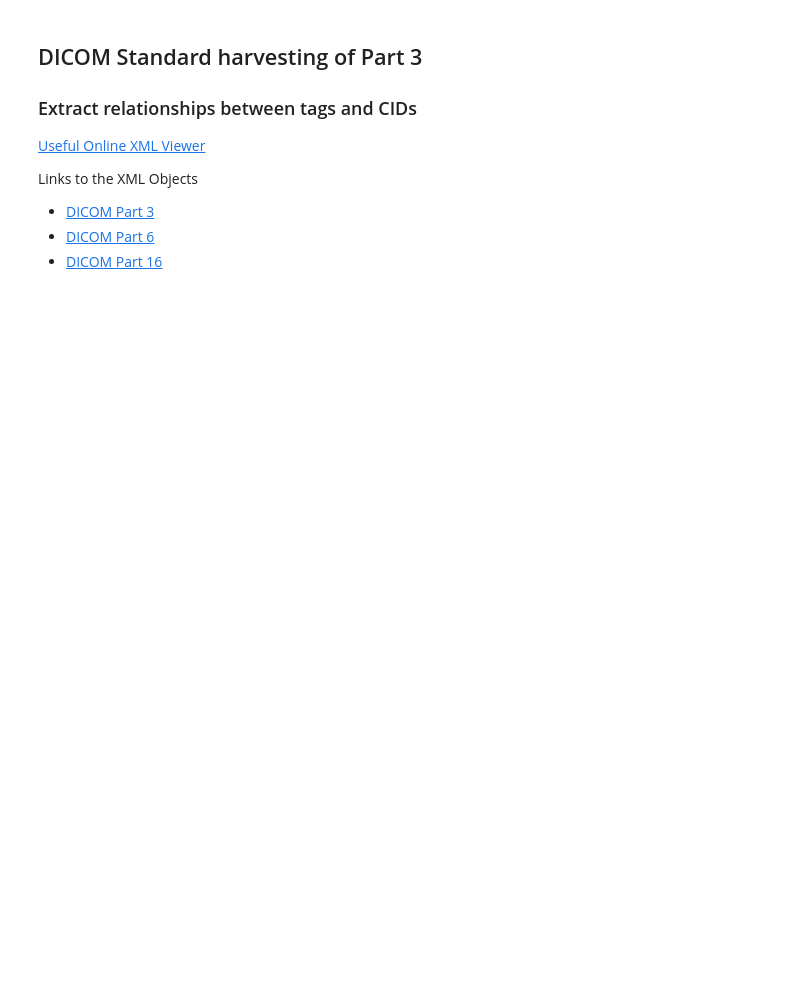
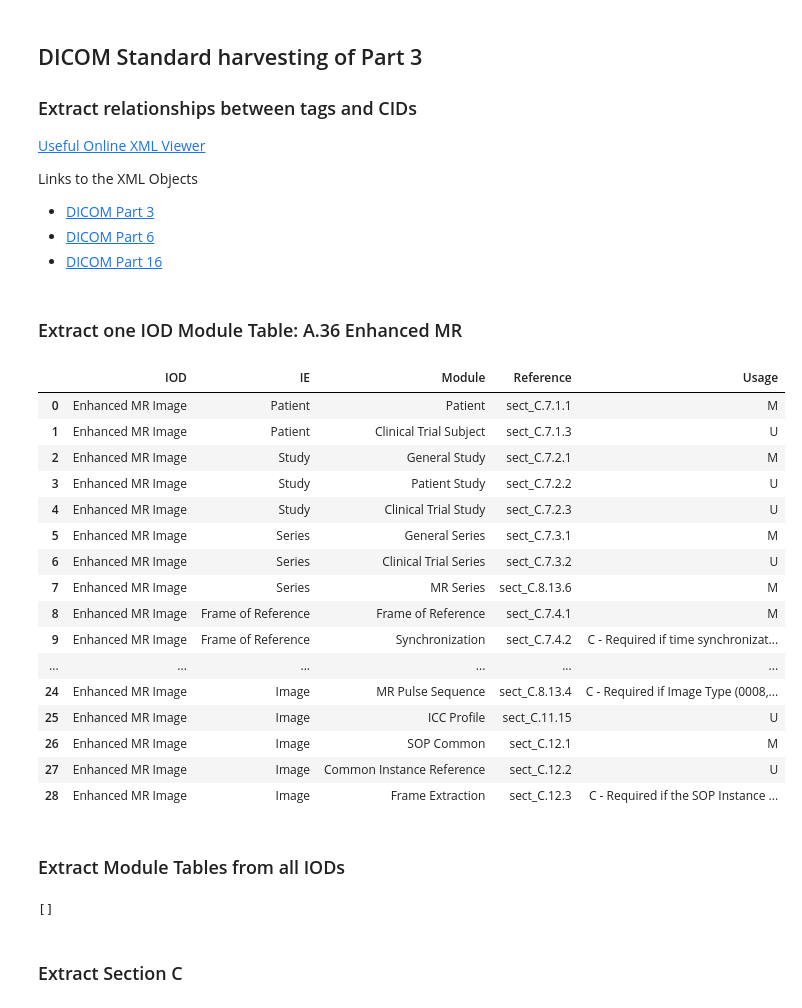
Before and after one commit to paulnagy/DICOM2OMOP, a Jupyter notebook: DICOM_P3_harvest_xml.ipynb, the cells around one changed output. Cells and saved outputs as stored; diff of their text form; code cells hidden in the pictures; blank space fills up the shorter version.

```diff
--- a/DICOM_P3_harvest_xml.ipynb
+++ b/DICOM_P3_harvest_xml.ipynb
@@ -25,3 +8,5 @@ Links to the XML Objects
 - [DICOM Part 3](https://dicom.nema.org/medical/dicom/current/source/docbook/part03/part03.xml)
 - [DICOM Part 6](https://dicom.nema.org/medical/dicom/current/source/docbook/part06/part06.xml)
 - [DICOM Part 16](https://dicom.nema.org/medical/dicom/current/source/docbook/part16/part16.xml)
+# %% [markdown]
+### Extract one IOD Module Table: A.36 Enhanced MR
@@ -27,0 +79,22 @@ Links to the XML Objects
+# %%
+df
+# %% [output]
+|  | IOD | IE | Module | Reference | Usage |
+| 0 | Enhanced MR Image | Patient | Patient | sect_C.7.1.1 | M |
+| 1 | Enhanced MR Image | Patient | Clinical Trial Subject | sect_C.7.1.3 | U |
+| 2 | Enhanced MR Image | Study | General Study | sect_C.7.2.1 | M |
+| 3 | Enhanced MR Image | Study | Patient Study | sect_C.7.2.2 | U |
+| 4 | Enhanced MR Image | Study | Clinical Trial Study | sect_C.7.2.3 | U |
+| 5 | Enhanced MR Image | Series | General Series | sect_C.7.3.1 | M |
+| 6 | Enhanced MR Image | Series | Clinical Trial Series | sect_C.7.3.2 | U |
+| 7 | Enhanced MR Image | Series | MR Series | sect_C.8.13.6 | M |
+| 8 | Enhanced MR Image | Frame of Reference | Frame of Reference | sect_C.7.4.1 | M |
+| 9 | Enhanced MR Image | Frame of Reference | Synchronization | sect_C.7.4.2 | C - Required if time synchronizat... |
+| ... | ... | ... | ... | ... | ... |
+| 24 | Enhanced MR Image | Image | MR Pulse Sequence | sect_C.8.13.4 | C - Required if Image Type (0008,... |
+| 25 | Enhanced MR Image | Image | ICC Profile | sect_C.11.15 | U |
+| 26 | Enhanced MR Image | Image | SOP Common | sect_C.12.1 | M |
+| 27 | Enhanced MR Image | Image | Common Instance Reference | sect_C.12.2 | U |
+| 28 | Enhanced MR Image | Image | Frame Extraction | sect_C.12.3 | C - Required if the SOP Instance ... |
+# %% [markdown]
+### Extract Module Tables from all IODs
@@ -27,0 +172,10 @@ Links to the XML Objects
+# %%
+# Create a DataFrame from the list of rows
+df = pd.DataFrame(rows, columns=['IOD', 'IE', 'Module', 'Reference', 'Usage'])
+
+# Print the DataFrame
+print(df)
+# %% [output]
+[]
+# %% [markdown]
+### Extract Section C
```
Also changed, not shown: parts of 13 cells of this notebook.
